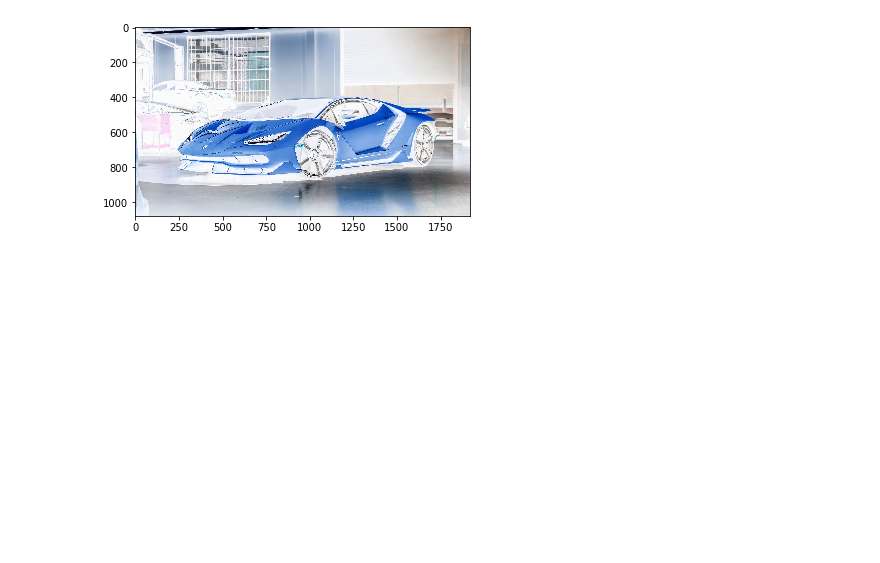
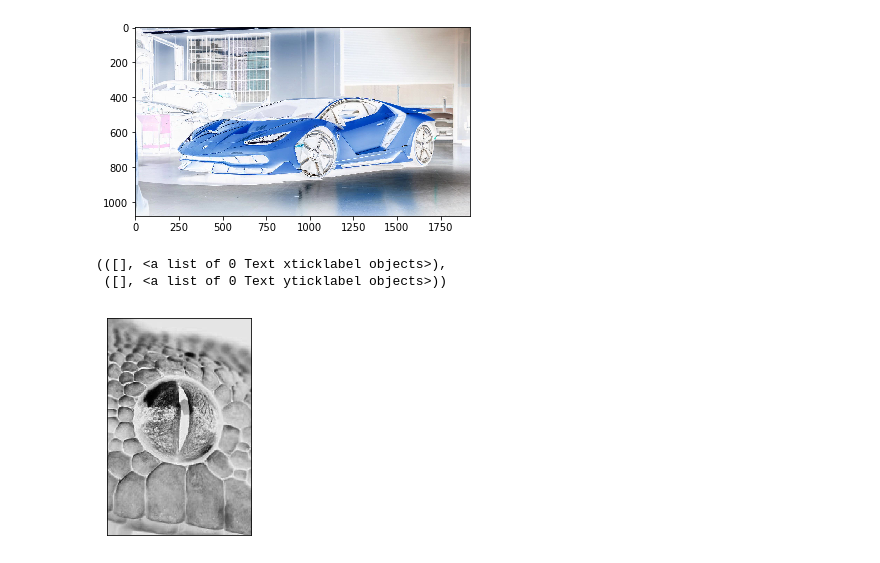
Before and after one commit to jej24/INTERPOL, a Jupyter notebook: INTERPOLACION.ipynb, the cells around one changed output. Drawn from its saved outputs; the diff is of its cells as text; code cells hidden in the pictures; blank space fills up the shorter version.

```diff
--- a/INTERPOLACION.ipynb
+++ b/INTERPOLACION.ipynb
@@ -149,3 +149,22 @@ plt.imshow(np.asarray(imagen_invertida))
 # %% [output]
 <matplotlib.image.AxesImage at 0x...>
 [figure]
+# %%
+from PIL import Image
+
+foto = Image.open('ojo.jpg')
+
+datos = list(foto.getdata())
+
+datos_invertidos = [255 - x for x in datos]
+
+imagen_invertida = Image.new('L', foto.size)
+
+imagen_invertida.putdata(datos_invertidos)
+
+plt.imshow(np.asarray(imagen_invertida), cmap = 'gray')
+plt.xticks([]),plt.yticks([])
+# %% [output]
+(([], <a list of 0 Text xticklabel objects>),
+ ([], <a list of 0 Text yticklabel objects>))
+[figure, added]
```
